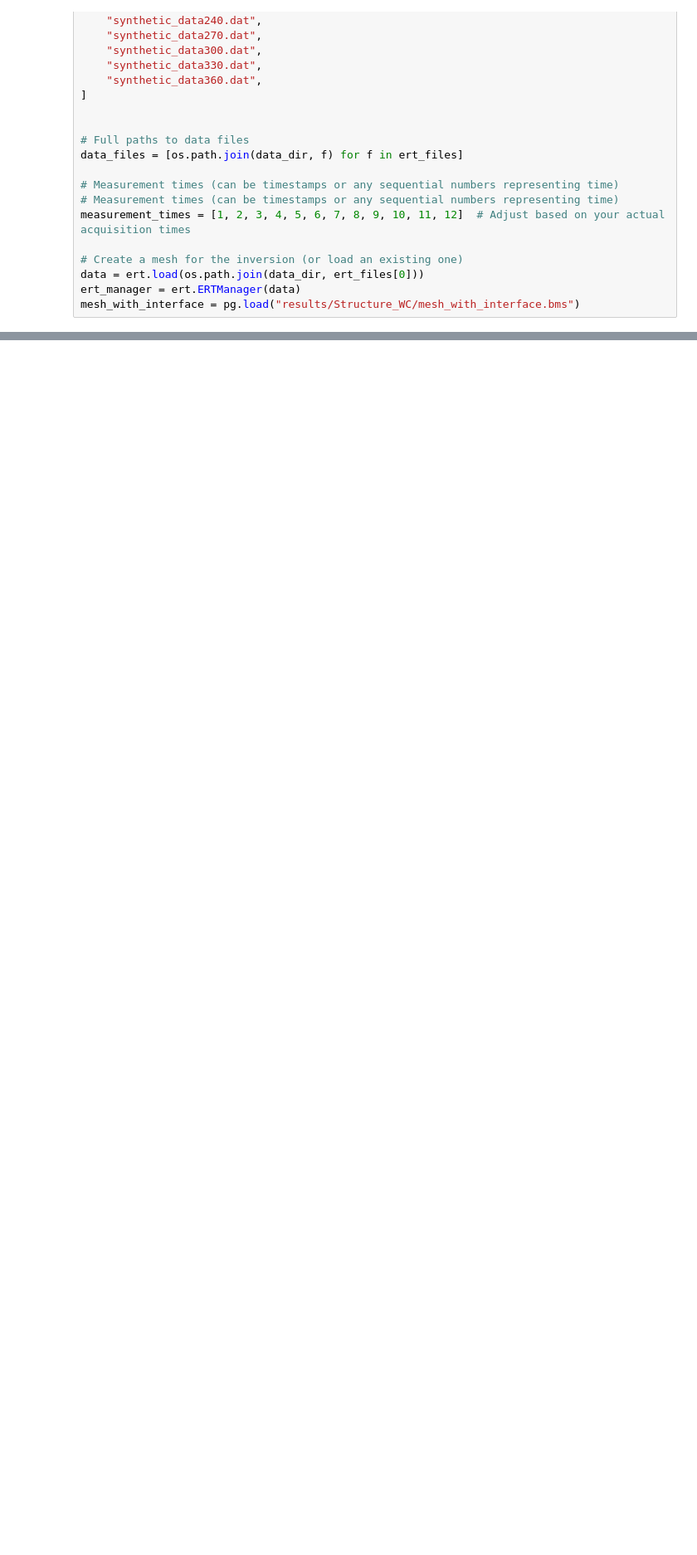
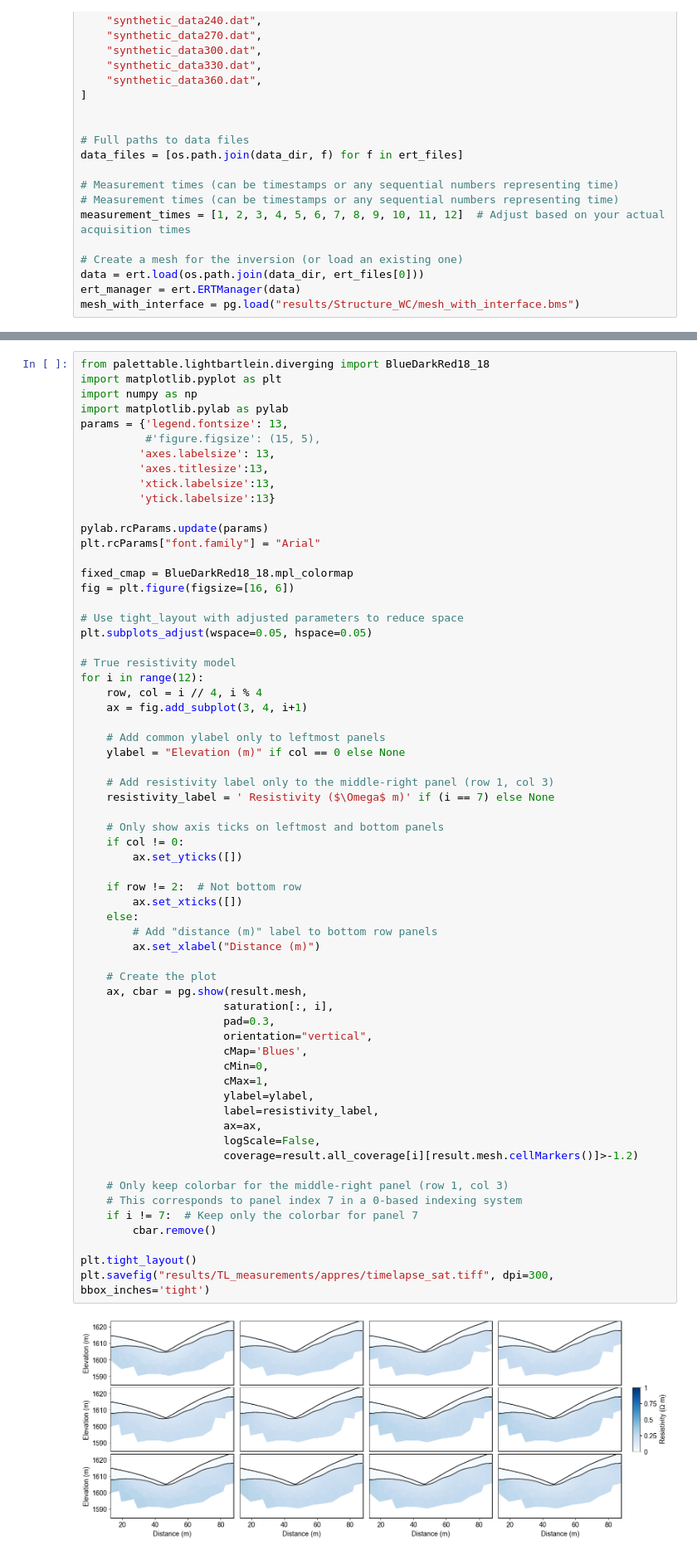
Before and after one commit to geohang/watershed_geophysics, a Jupyter notebook: examples/res_water_structure.ipynb, the cells around one changed output, grey strips where cells are left out. Shown at 83% size. Drawn from its saved outputs; the diff is of its cells as text; blank space fills up the shorter version.

```diff
--- a/examples/res_water_structure.ipynb
+++ b/examples/res_water_structure.ipynb
@@ -273,0 +364,65 @@ plt.savefig("results/TL_measurements/appres/timelapse_ert_with structure.tiff",
+# %%
+from palettable.lightbartlein.diverging import BlueDarkRed18_18
+import matplotlib.pyplot as plt
+import numpy as np
+import matplotlib.pylab as pylab
+params = {'legend.fontsize': 13,
+          #'figure.figsize': (15, 5),
+         'axes.labelsize': 13,
+         'axes.titlesize':13,
+         'xtick.labelsize':13,
+         'ytick.labelsize':13}
+
+pylab.rcParams.update(params)
+plt.rcParams["font.family"] = "Arial"
+
+fixed_cmap = BlueDarkRed18_18.mpl_colormap
+fig = plt.figure(figsize=[16, 6])
+
+# Use tight_layout with adjusted parameters to reduce space
+plt.subplots_adjust(wspace=0.05, hspace=0.05)
+
+# True resistivity model
+for i in range(12):
+    row, col = i // 4, i % 4
+    ax = fig.add_subplot(3, 4, i+1)
+
+    # Add common ylabel only to leftmost panels
+    ylabel = "Elevation (m)" if col == 0 else None
+
+    # Add resistivity label only to the middle-right panel (row 1, col 3)
+    resistivity_label = ' Resistivity ($\Omega$ m)' if (i == 7) else None
+
+    # Only show axis ticks on leftmost and bottom panels
+    if col != 0:
+        ax.set_yticks([])
+
+    if row != 2:  # Not bottom row
+        ax.set_xticks([])
+    else:
+        # Add "distance (m)" label to bottom row panels
+        ax.set_xlabel("Distance (m)")
+
+    # Create the plot
+    ax, cbar = pg.show(result.mesh,
+                      saturation[:, i],
+                      pad=0.3,
+                      orientation="vertical",
+                      cMap='Blues',
+                      cMin=0,
+                      cMax=1,
+                      ylabel=ylabel,
+                      label=resistivity_label,
+                      ax=ax,
+                      logScale=False,
+                      coverage=result.all_coverage[i][result.mesh.cellMarkers()]>-1.2)
+
+    # Only keep colorbar for the middle-right panel (row 1, col 3)
+    # This corresponds to panel index 7 in a 0-based indexing system
+    if i != 7:  # Keep only the colorbar for panel 7
+        cbar.remove()
+
+plt.tight_layout()
+plt.savefig("results/TL_measurements/appres/timelapse_sat.tiff", dpi=300, bbox_inches='tight')
+# %% [output]
+[figure, added]
```
Also changed, not shown: parts of 15 cells of this notebook, 20 other files.
